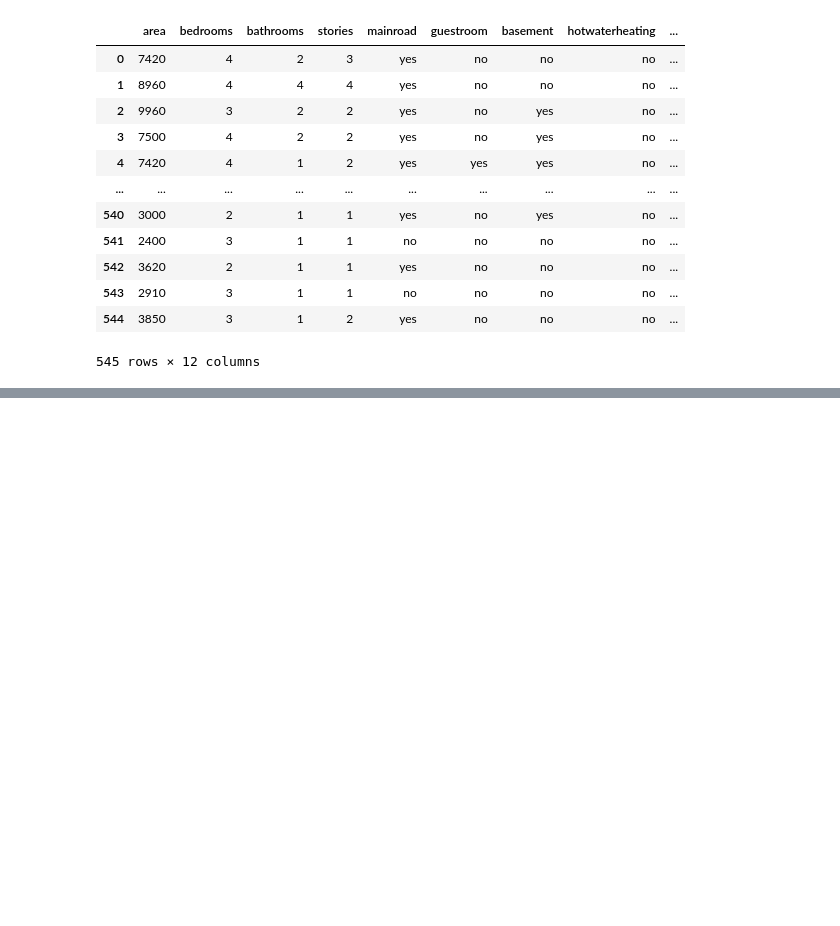
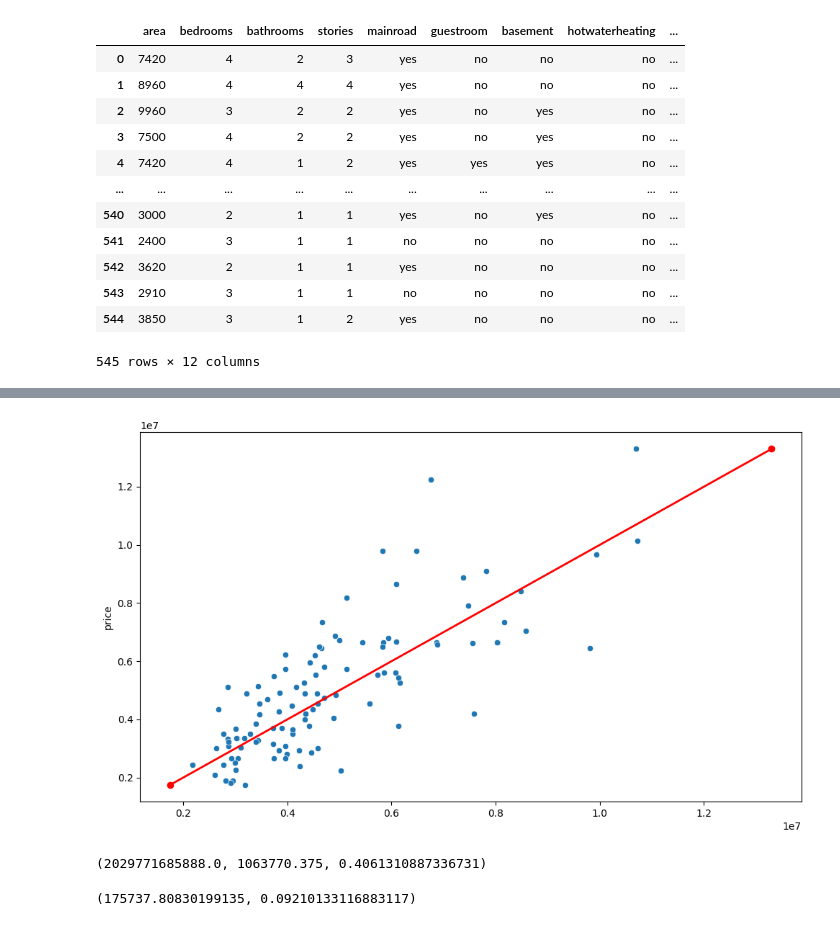
Before and after one commit to hahahang0/MLPracFromKaggle, a Jupyter notebook: House price prediction/practical/practical.ipynb, the cells around one changed output, grey strips where cells are left out. Cells and saved outputs as stored; diff of their text form; code cells hidden in the pictures; blank space fills up the shorter version.

```diff
--- a/House price prediction/practical/practical.ipynb
+++ b/House price prediction/practical/practical.ipynb
@@ -38,0 +348,2 @@ housing_dataset
+# %%
+xg.fit(x_train,y_train)
@@ -38,0 +362,11 @@ housing_dataset
+# %%
+predicted_data_1 = xg.predict(x_test)
+# %%
+### PLOTTING IN GRAPH
+plt.figure(figsize=(10,6))
+sns.scatterplot(x=predicted_data_1,y=y_test)
+plt.plot([y_test.min(),y_test.max()],[y_test.min(),y_test.max()],marker="o",linewidth='2',color="red")
+plt.tight_layout()
+plt.show()
+# %% [output]
+[figure, added]
@@ -38,0 +379,4 @@ housing_dataset
+# %%
+mse_1,mae_1,r2error_1
+# %% [output]
+(2029771685888.0, 1063770.375, 0.4061310887336731)
@@ -38,0 +386,4 @@ housing_dataset
+# %%
+nmse_1,nmae_1
+# %% [output]
+(175737.80830199135, 0.09210133116883117)
```
Also changed, not shown: parts of 45 cells of this notebook, 1 other file.
